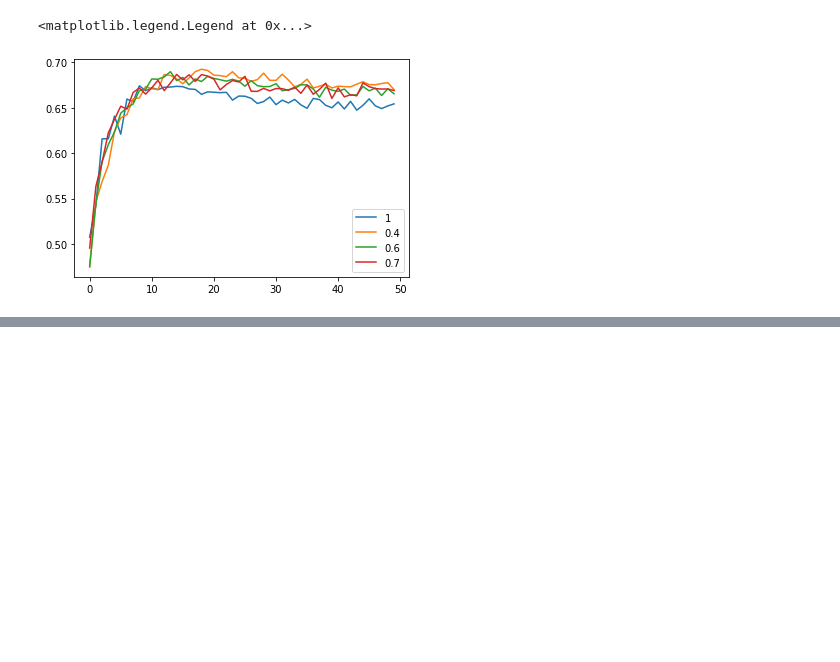
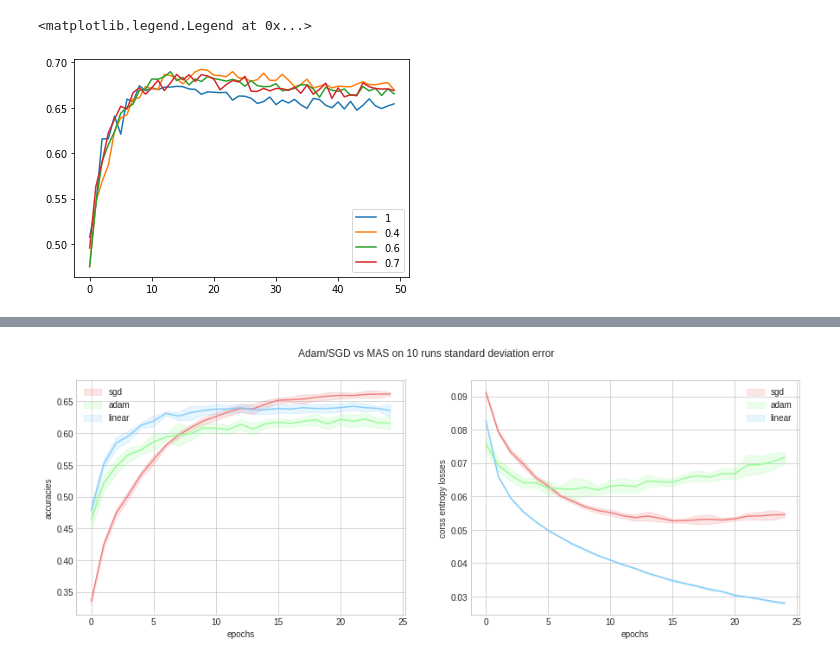
Before and after one commit to Jiaanzhu/CS-439-OptML-Mixed-Optimizer, a Jupyter notebook: mixed_optim.ipynb, the cells around one changed output, grey strips where cells are left out. Drawn from its saved outputs; the diff is of its cells as text; code cells hidden in the pictures; blank space fills up the shorter version.

```diff
--- a/mixed_optim.ipynb
+++ b/mixed_optim.ipynb
@@ -1499,0 +623,25 @@ plt.show()
+# %%
+fig, ax = plt.subplots(1,2, figsize=(15,5))
+
+# plot accuracies and losses one
+for i in range(3):
+  ax[0].plot(range(25), means[i], '-', color=colors[i])
+  ax[0].fill_between(range(25), means[i] - stds[i], means[i] + stds[i],
+                  color=colors[i], alpha=0.2, label=methods[i])
+
+  ax[1].plot(range(25), means2[i], '-', color=colors[i])
+  ax[1].fill_between(range(25), means2[i] - stds2[i], means2[i] + stds2[i],
+                  color=colors[i], alpha=0.2, label=methods[i])
+
+ax[0].set_xlabel('epochs')
+ax[0].set_ylabel('accuracies')
+
+ax[1].set_xlabel('epochs')
+ax[1].set_ylabel('corss entropy losses')
+
+ax[0].legend()
+ax[1].legend()
+plt.suptitle('Adam/SGD vs MAS on 10 runs standard deviation error')
+plt.show()
+# %% [output]
+[figure, added]
```
Also changed, not shown: parts of 46 cells of this notebook, 53 other files.
